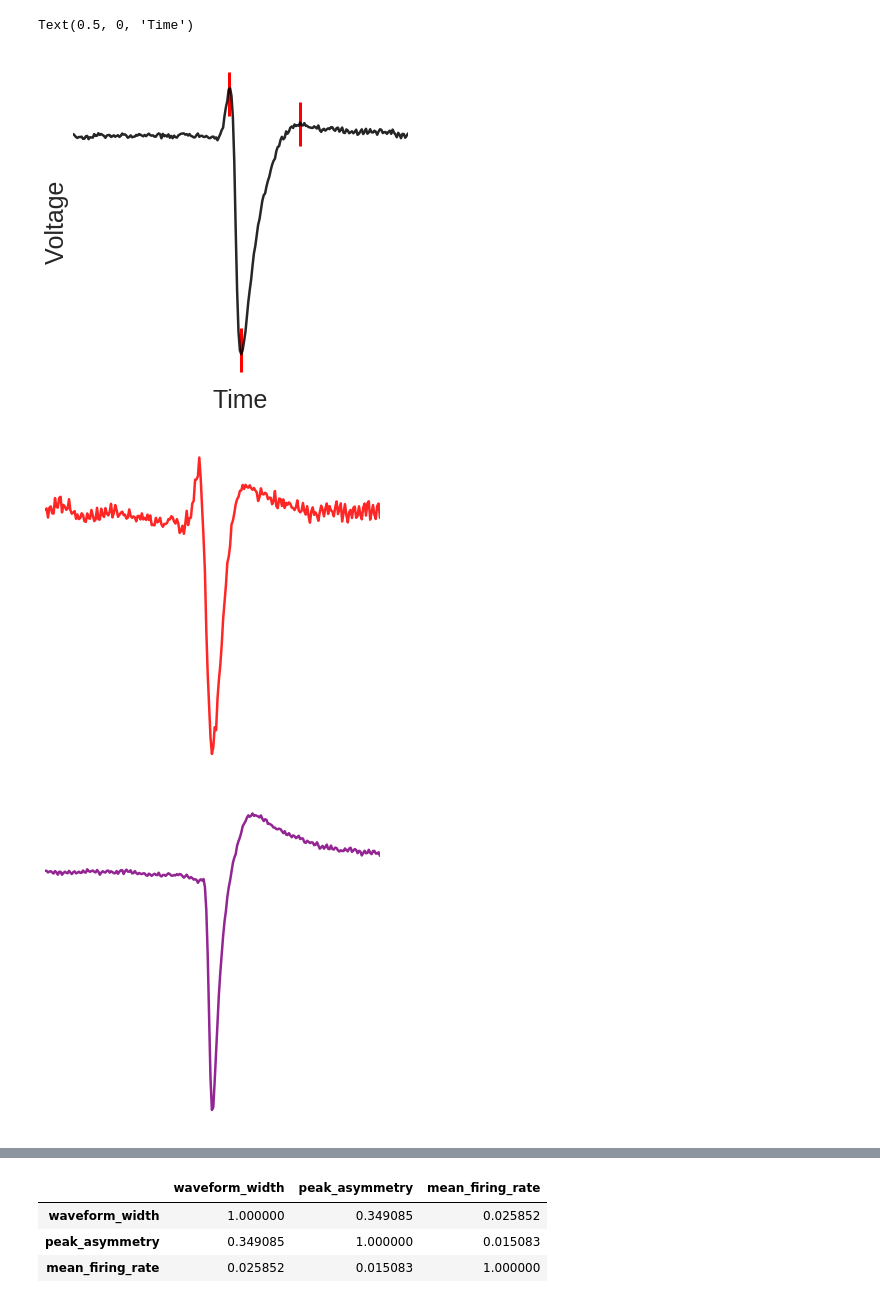
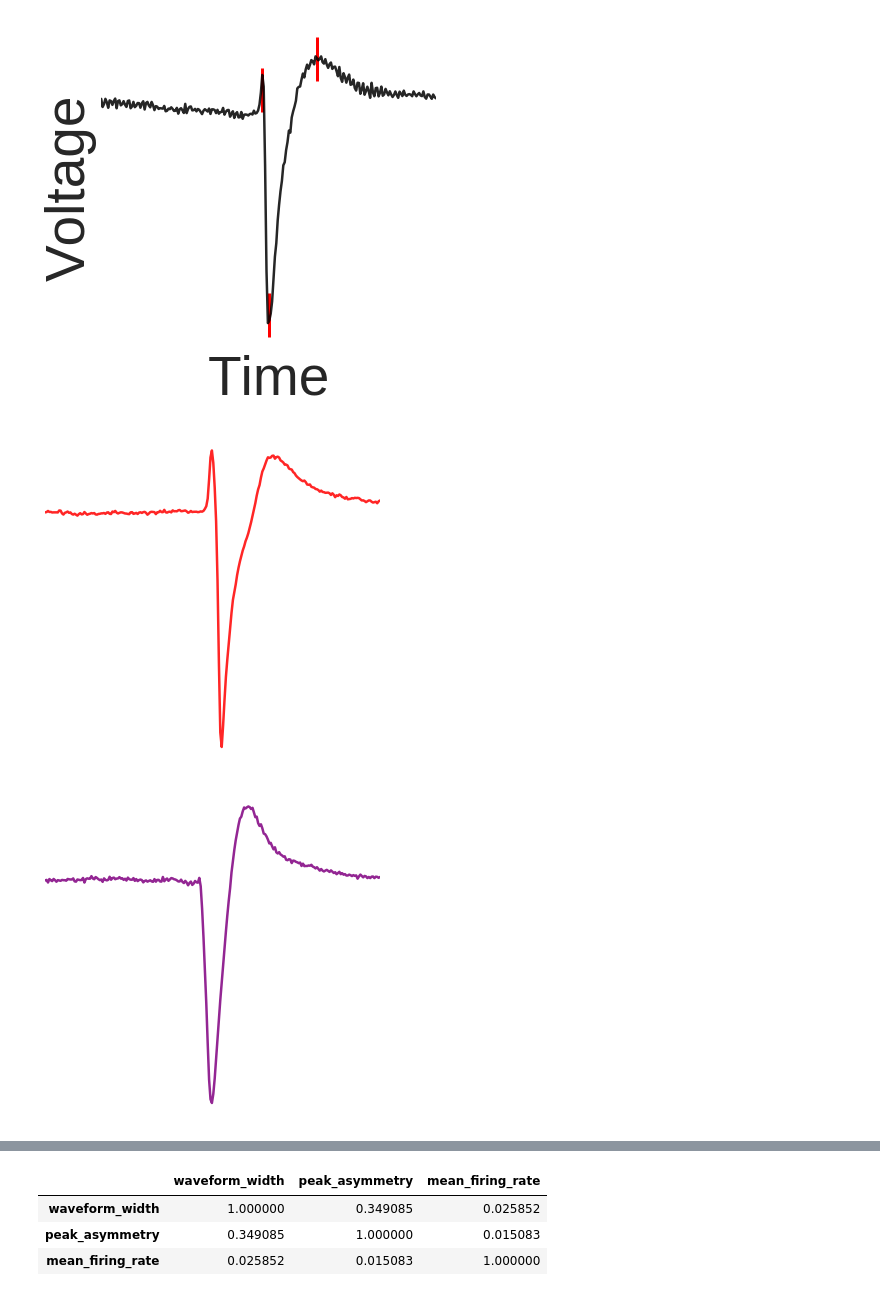
Before and after one commit to Ruairi-osul/opto_analysis, a Jupyter notebook: notebooks/waveform_metrics.ipynb, the cells around one changed output, grey strips where cells are left out. Drawn from its saved outputs; the diff is of its cells as text; code cells hidden in the pictures.

```diff
--- a/notebooks/waveform_metrics.ipynb
+++ b/notebooks/waveform_metrics.ipynb
@@ -33,33 +33,33 @@ plt.rc('ytick', labelsize='large')
 # %%
 neuron_ids = df_peaks.neuron_id.unique()
 neuron = neuron_ids[103]
+
 
 peaks_kwargs = {'marker': "|", "s": 2000, "linewidth": 3}
 
 ax = plot_waveform_peaks(df_waves, df_peaks, neuron_id=neuron, peaks_plot_kwargs=peaks_kwargs)
 
 ax.get_legend().remove()
 
 
 ax.tick_params(axis='both', which='major', labelsize=20)
 ax.tick_params(axis='both', which='minor', labelsize=20)
 
 ax.spines['right'].set_visible(False)
 ax.spines['top'].set_visible(False)
 ax.spines['left'].set_visible(False)
 ax.spines['bottom'].set_visible(False)
 
 ax.set_xticks([])
 ax.set_yticks([])
-ax.set_ylabel("Voltage", fontsize=25)
-ax.set_xlabel("Time", fontsize=25)
-# plt.savefig(save_dir / "waveform_1.png")
+ax.set_ylabel("Voltage", fontsize=55)
+ax.set_xlabel("Time", fontsize=55)
+plt.savefig(save_dir / "waveform_1.png", dpi=300)
 # %% [output]
-Text(0.5, 0, 'Time')
-[figure, old version]
+[figure, new version]
 # %%
 neuron_ids = df_peaks.neuron_id.unique()
-neuron = neuron_ids[112]
+neuron = neuron_ids[120]
 
 peaks_kwargs = {"s": 0}
 wave_kwargs = {"color": "red"}
@@ -82,12 +82,12 @@ ax.set_xticks([])
 ax.set_yticks([])
 ax.set_ylabel("", fontsize=25)
 ax.set_xlabel("", fontsize=25)
-# plt.savefig(save_dir / "waveform_2.png")
+plt.savefig(save_dir / "waveform_2.png", dpi=300)
 # %% [output]
-[figure, old version]
+[figure, new version]
 # %%
 neuron_ids = df_peaks.neuron_id.unique()
-neuron = neuron_ids[-53]
+neuron = neuron_ids[-103]
 
 peaks_kwargs = {"s": 0}
 wave_kwargs = {"color": "purple"}
@@ -110,6 +110,6 @@ ax.set_xticks([])
 ax.set_yticks([])
 ax.set_ylabel("", fontsize=25)
 ax.set_xlabel("", fontsize=25)
-# plt.savefig(save_dir / "waveform_3.png")
+plt.savefig(save_dir / "waveform_3.png", dpi=300)
 # %% [output]
-[figure, old version]
+[figure, new version]
```
Also changed, not shown: parts of 11 cells of this notebook, 11 other files.
